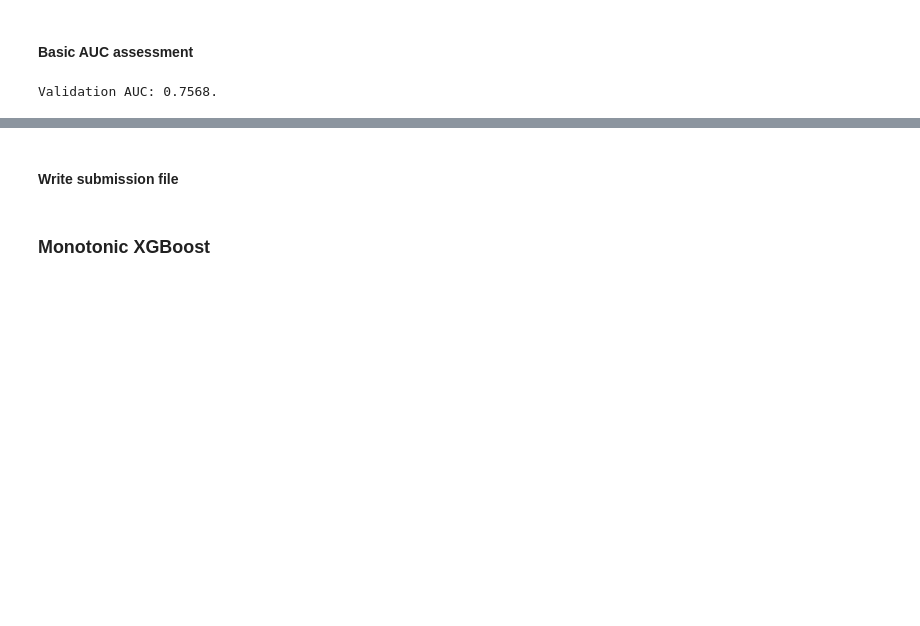
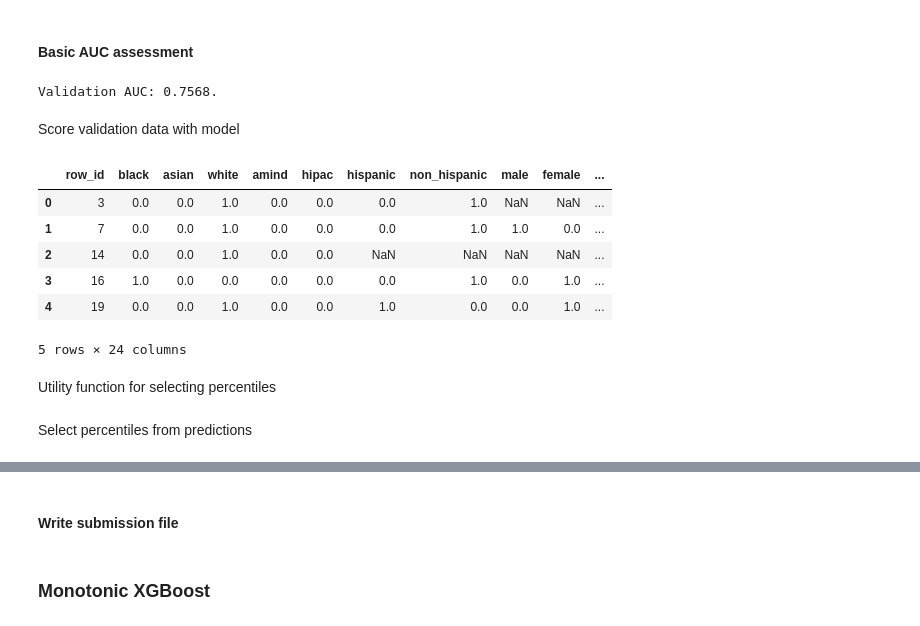
Before and after one commit to cbetterley/gw-rml-group4, a Jupyter notebook: assignment-1_group-4.ipynb, the cells around one changed output, grey strips where cells are left out. Drawn from its saved outputs; the diff is of its cells as text; code cells hidden in the pictures; blank space fills up the shorter version.

```diff
--- a/assignment-1_group-4.ipynb
+++ b/assignment-1_group-4.ipynb
@@ -175,3 +186,21 @@ Elastic net GLM training completed in 96.32 s.
 print('Validation AUC: %.4f.' % best_glm.auc(valid=True))
 # %% [output]
 Validation AUC: 0.7568.
+# %% [markdown]
+Score validation data with model
+# %%
+best_glm_phat = best_glm.predict(hvalid).as_data_frame()
+best_glm_phat.drop(['predict', 'p0'], axis=1, inplace=True)
+best_glm_phat.columns = ['phat']
+best_glm_phat = pd.concat([valid.reset_index(drop=True), best_glm_phat], axis=1)
+best_glm_phat.head()
+# %% [output]
+|  | row_id | black | asian | white | amind | hipac | hispanic | non_hispanic | male | female | ... |
+| 0 | 3 | 0.0 | 0.0 | 1.0 | 0.0 | 0.0 | 0.0 | 1.0 | NaN | NaN | ... |
+| 1 | 7 | 0.0 | 0.0 | 1.0 | 0.0 | 0.0 | 0.0 | 1.0 | 1.0 | 0.0 | ... |
+| 2 | 14 | 0.0 | 0.0 | 1.0 | 0.0 | 0.0 | NaN | NaN | NaN | NaN | ... |
+| 3 | 16 | 1.0 | 0.0 | 0.0 | 0.0 | 0.0 | 0.0 | 1.0 | 0.0 | 1.0 | ... |
+| 4 | 19 | 0.0 | 0.0 | 1.0 | 0.0 | 0.0 | 1.0 | 0.0 | 0.0 | 1.0 | ... |
+5 rows × 24 columns
+# %% [markdown]
+Utility function for selecting percentiles
@@ -177,0 +232,2 @@ Validation AUC: 0.7568.
+# %% [markdown]
+Select percentiles from predictions
```
Also changed, not shown: parts of 44 cells of this notebook.
